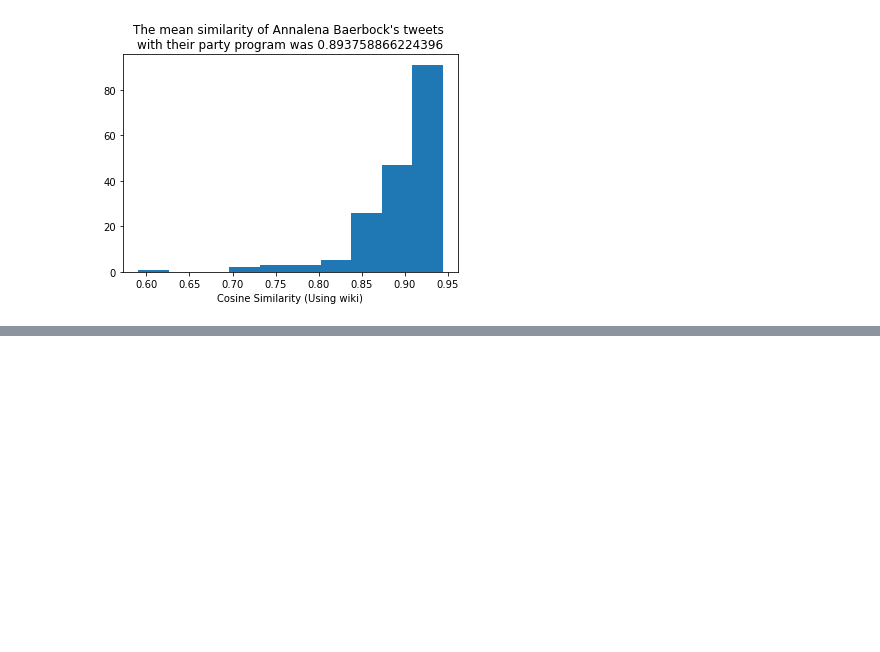
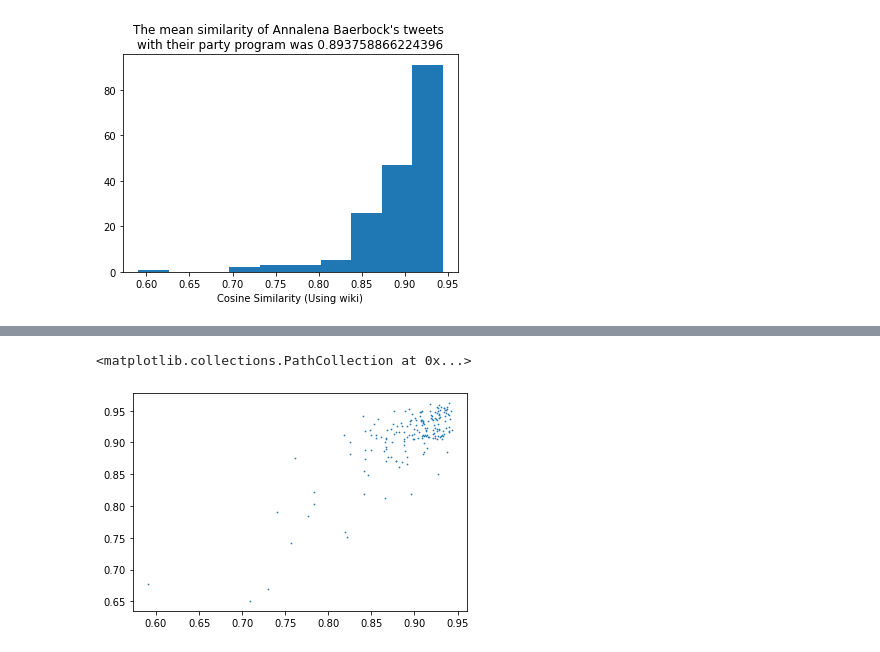
Before and after one commit to Halkenhaeusser/Data-Structures-and-Algorithms-Final-Project, a Jupyter notebook: analysis.ipynb, the cells around one changed output, grey strips where cells are left out. Cells and saved outputs as stored; diff of their text form; code cells hidden in the pictures; blank space fills up the shorter version.

```diff
--- a/analysis.ipynb
+++ b/analysis.ipynb
@@ -173,0 +177,6 @@ plt.plot(out_df['created_at'], out_df.w2v_cosine_similarity)
+# %%
+# let's double check if the models are actually saying something similar
+plt.scatter(out_df_wiki['w2v_cosine_similarity_wiki'], out_df_cw['w2v_cosine_similarity_cw'], s = .5)
+# %% [output]
+<matplotlib.collections.PathCollection at 0x...>
+[figure, added]
```
Also changed, not shown: parts of 8 cells of this notebook, 1 other file.
